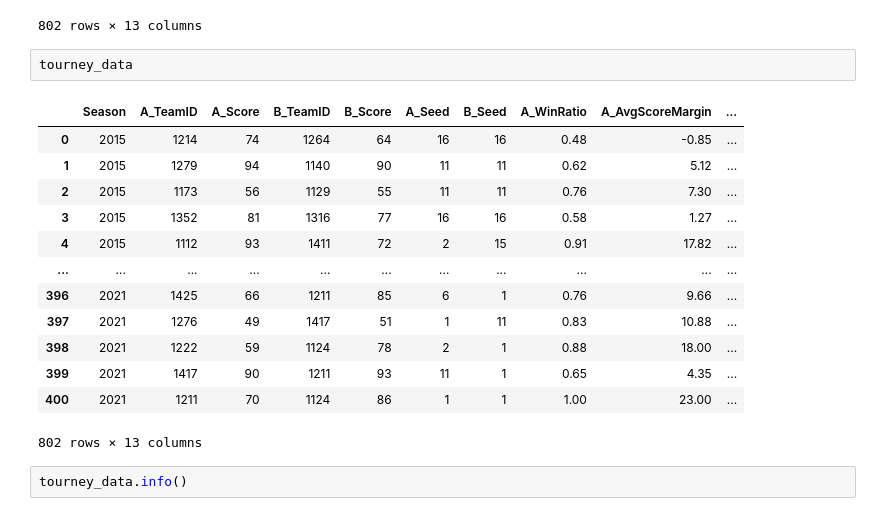
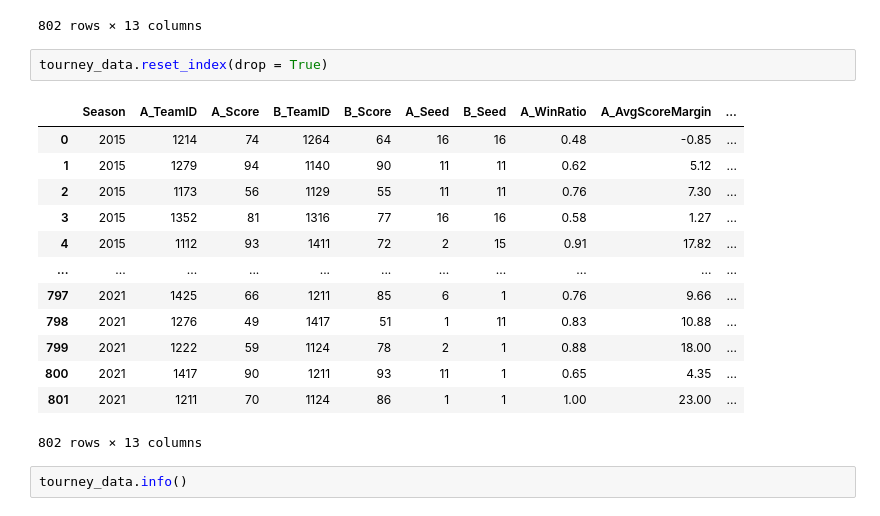
Before and after one commit to Spencer-Duncan/EECE-397B, a Jupyter notebook: Final Project/main.ipynb, the cells around one changed output. Saved outputs shown, nothing was run; the diff lists cells and outputs as text.

```diff
--- a/Final Project/main.ipynb
+++ b/Final Project/main.ipynb
@@ -491,22 +491,22 @@ tourney_data
 | 399 | 2021 | 1417 | 90 | 1211 | 93 | 11 | 1 | 0.65 | 4.35 | ... |
 | 400 | 2021 | 1211 | 70 | 1124 | 86 | 1 | 1 | 1.00 | 23.00 | ... |
 802 rows × 13 columns
-# %%
-tourney_data
-# %% [output]
-|  | Season | A_TeamID | A_Score | B_TeamID | B_Score | A_Seed | B_Seed | A_WinRatio | A_AvgScoreMargin | ... |
-| 0 | 2015 | 1214 | 74 | 1264 | 64 | 16 | 16 | 0.48 | -0.85 | ... |
-| 1 | 2015 | 1279 | 94 | 1140 | 90 | 11 | 11 | 0.62 | 5.12 | ... |
-| 2 | 2015 | 1173 | 56 | 1129 | 55 | 11 | 11 | 0.76 | 7.30 | ... |
-| 3 | 2015 | 1352 | 81 | 1316 | 77 | 16 | 16 | 0.58 | 1.27 | ... |
-| 4 | 2015 | 1112 | 93 | 1411 | 72 | 2 | 15 | 0.91 | 17.82 | ... |
-| ... | ... | ... | ... | ... | ... | ... | ... | ... | ... | ... |
-| 396 | 2021 | 1425 | 66 | 1211 | 85 | 6 | 1 | 0.76 | 9.66 | ... |
-| 397 | 2021 | 1276 | 49 | 1417 | 51 | 1 | 11 | 0.83 | 10.88 | ... |
-| 398 | 2021 | 1222 | 59 | 1124 | 78 | 2 | 1 | 0.88 | 18.00 | ... |
-| 399 | 2021 | 1417 | 90 | 1211 | 93 | 11 | 1 | 0.65 | 4.35 | ... |
-| 400 | 2021 | 1211 | 70 | 1124 | 86 | 1 | 1 | 1.00 | 23.00 | ... |
-802 rows × 13 columns
+# %%
+tourney_data.reset_index(drop = True)
+# %% [output]
+|  | Season | A_TeamID | A_Score | B_TeamID | B_Score | A_Seed | B_Seed | A_WinRatio | A_AvgScoreMargin | ... |
+| 0 | 2015 | 1214 | 74 | 1264 | 64 | 16 | 16 | 0.48 | -0.85 | ... |
+| 1 | 2015 | 1279 | 94 | 1140 | 90 | 11 | 11 | 0.62 | 5.12 | ... |
+| 2 | 2015 | 1173 | 56 | 1129 | 55 | 11 | 11 | 0.76 | 7.30 | ... |
+| 3 | 2015 | 1352 | 81 | 1316 | 77 | 16 | 16 | 0.58 | 1.27 | ... |
+| 4 | 2015 | 1112 | 93 | 1411 | 72 | 2 | 15 | 0.91 | 17.82 | ... |
+| ... | ... | ... | ... | ... | ... | ... | ... | ... | ... | ... |
+| 797 | 2021 | 1425 | 66 | 1211 | 85 | 6 | 1 | 0.76 | 9.66 | ... |
+| 798 | 2021 | 1276 | 49 | 1417 | 51 | 1 | 11 | 0.83 | 10.88 | ... |
+| 799 | 2021 | 1222 | 59 | 1124 | 78 | 2 | 1 | 0.88 | 18.00 | ... |
+| 800 | 2021 | 1417 | 90 | 1211 | 93 | 11 | 1 | 0.65 | 4.35 | ... |
+| 801 | 2021 | 1211 | 70 | 1124 | 86 | 1 | 1 | 1.00 | 23.00 | ... |
+802 rows × 13 columns
 # %%
 tourney_data.info()
 # %% [output]
```
Also changed, not shown: parts of 10 cells of this notebook, 2 other files.
